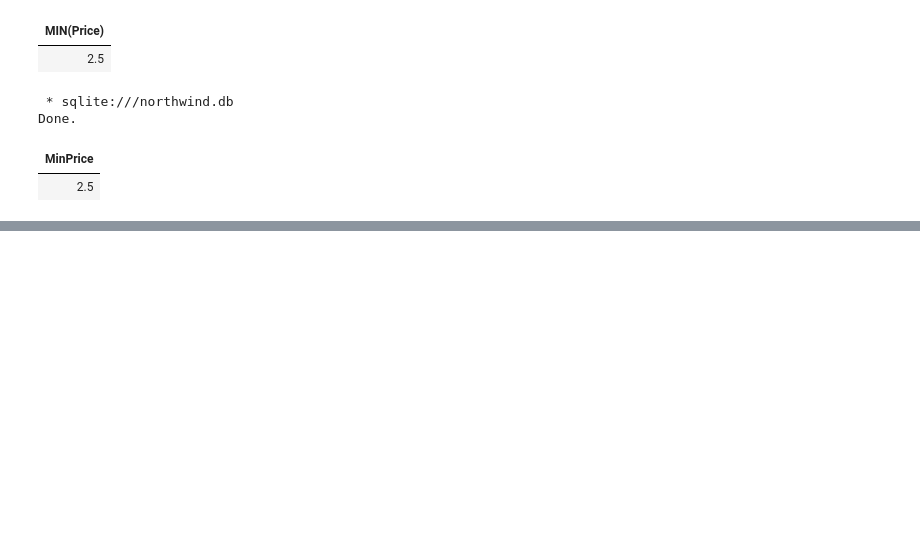
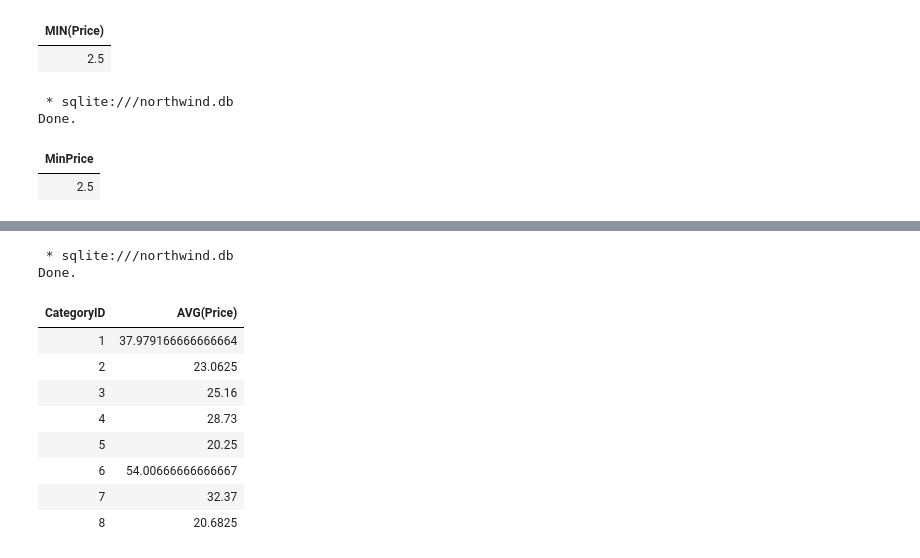
Before and after one commit to MAK8405/SQL, a Jupyter notebook: SQL.ipynb, the cells around one changed output, grey strips where cells are left out. Saved outputs shown, nothing was run; the diff lists cells and outputs as text; code cells hidden in the pictures; blank space fills up the shorter version.

```diff
--- a/SQL.ipynb
+++ b/SQL.ipynb
@@ -258,0 +313,15 @@ Done.
+# %%
+%%sql
+SELECT CategoryID, AVG(Price) FROM Products GROUP BY CategoryID;
+# %% [output]
+ * sqlite:///northwind.db
+Done.
+| CategoryID | AVG(Price) |
+| 1 | 37.979166666666664 |
+| 2 | 23.0625 |
+| 3 | 25.16 |
+| 4 | 28.73 |
+| 5 | 20.25 |
+| 6 | 54.00666666666667 |
+| 7 | 32.37 |
+| 8 | 20.6825 |
```
Also changed, not shown: parts of 8 cells of this notebook.
